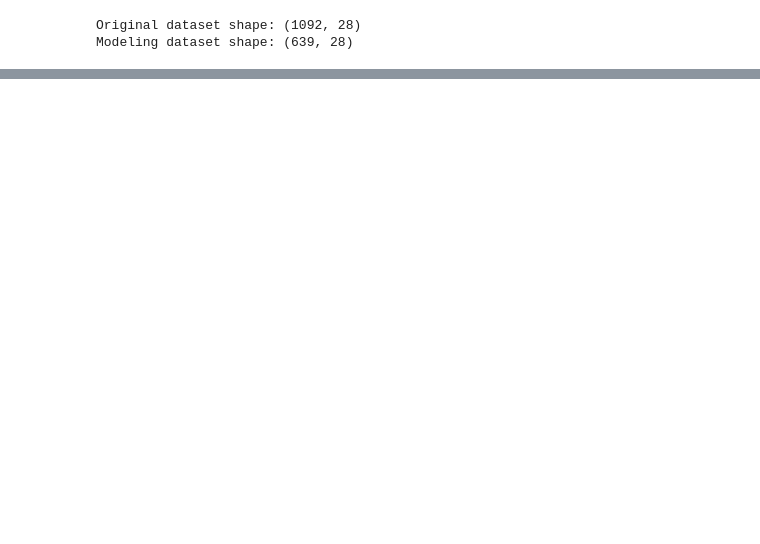
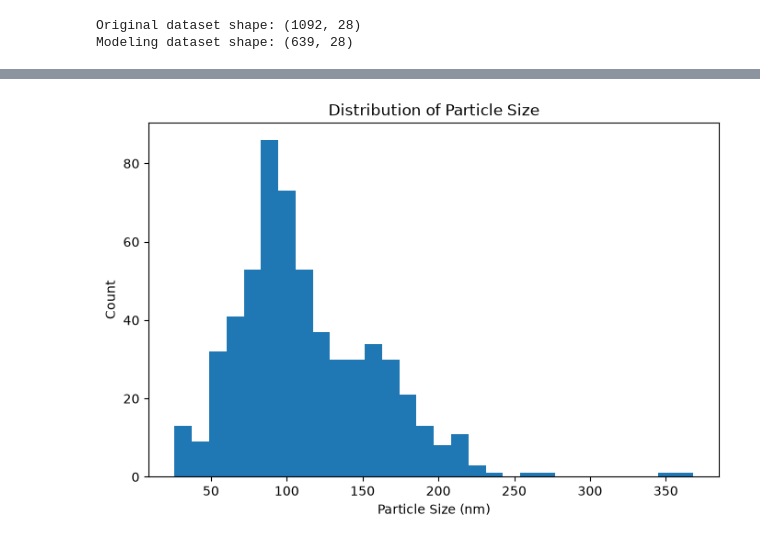
Before and after one commit to Iris-Bo/lnp-encapsulation-predictor, a Jupyter notebook: notebooks/01_data_exploration.ipynb, the cells around one changed output, grey strips where cells are left out. Cells and saved outputs as stored; diff of their text form; code cells hidden in the pictures; blank space fills up the shorter version.

```diff
--- a/notebooks/01_data_exploration.ipynb
+++ b/notebooks/01_data_exploration.ipynb
@@ -200,0 +501,9 @@ Data needs to be cleaned. TO DO
+# %%
+df_model["ratio_sum"] = (
+    df_model["ionizable_ratio"]
+    + df_model["helper_ratio"]
+    + df_model["sterol_ratio"]
+    + df_model["peg_ratio"]
+)
+
+df_model["ratio_sum"].describe()
@@ -200,0 +553,6 @@ Data needs to be cleaned. TO DO
+# %%
+df_model = df_model[
+    (df_model["ratio_sum"] >= 95) &
+    (df_model["ratio_sum"] <= 105)
+].copy()
+df_model.info()
@@ -200,0 +656,5 @@ Data needs to be cleaned. TO DO
+# %%
+df_model["particle_size_nm"] = (
+    df_model["particle_size_nm_std"]
+    .apply(clean_particle_size)
+)
@@ -200,0 +686,6 @@ Data needs to be cleaned. TO DO
+# %%
+# Create checkpoint
+df_model_before_particle_size_filter = df_model.copy()
+
+# Remove rows with missing particle size
+df_model = df_model.dropna(subset=["particle_size_nm"]).copy()
@@ -200,0 +704,15 @@ Data needs to be cleaned. TO DO
+# %%
+plt.figure(figsize=(8,5))
+
+plt.hist(
+    df_model["particle_size_nm"],
+    bins=30
+)
+
+plt.xlabel("Particle Size (nm)")
+plt.ylabel("Count")
+plt.title("Distribution of Particle Size")
+
+plt.show()
+# %% [output]
+[figure, added]
```
Also changed, not shown: parts of 48 cells of this notebook.
